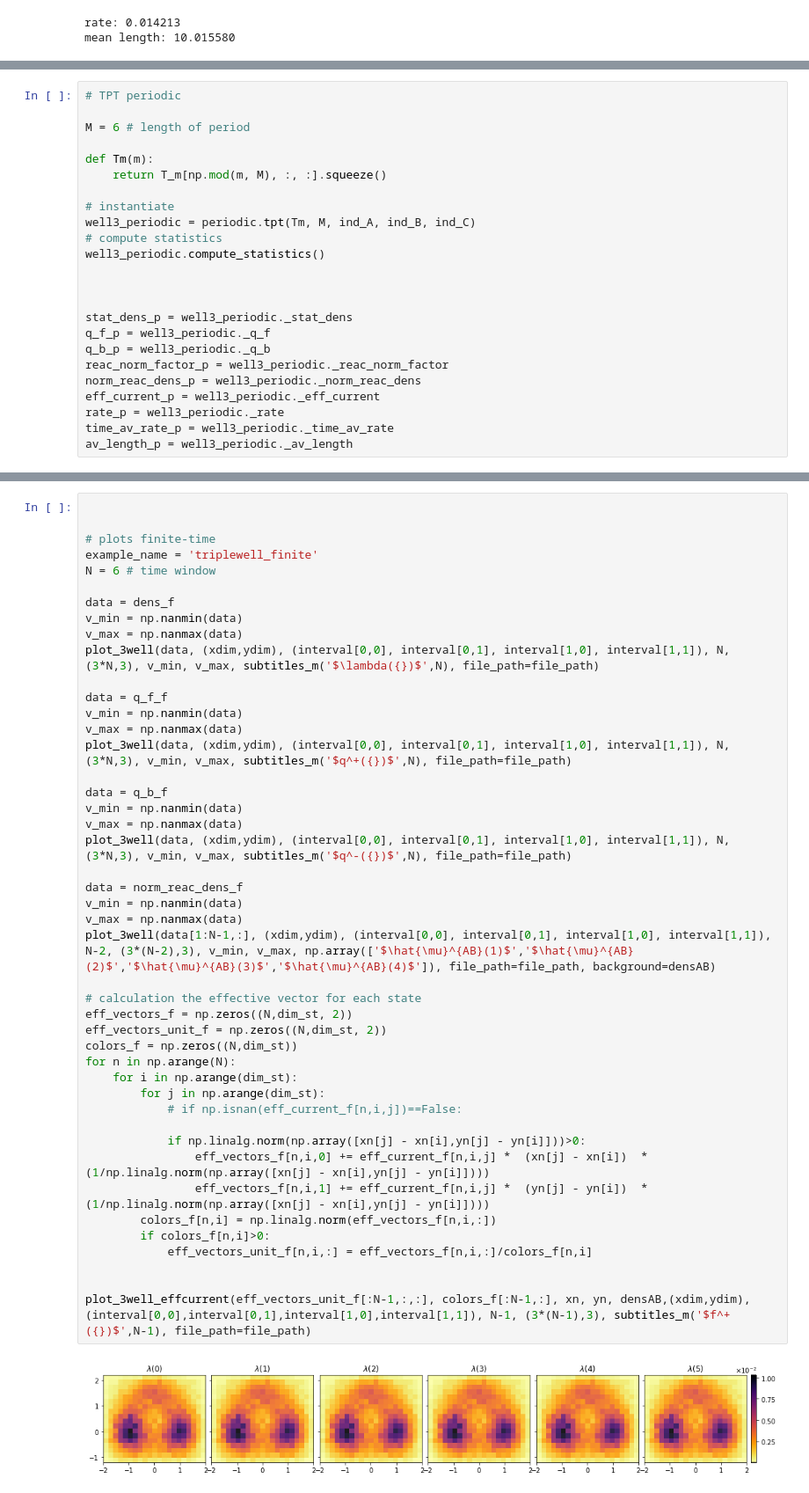
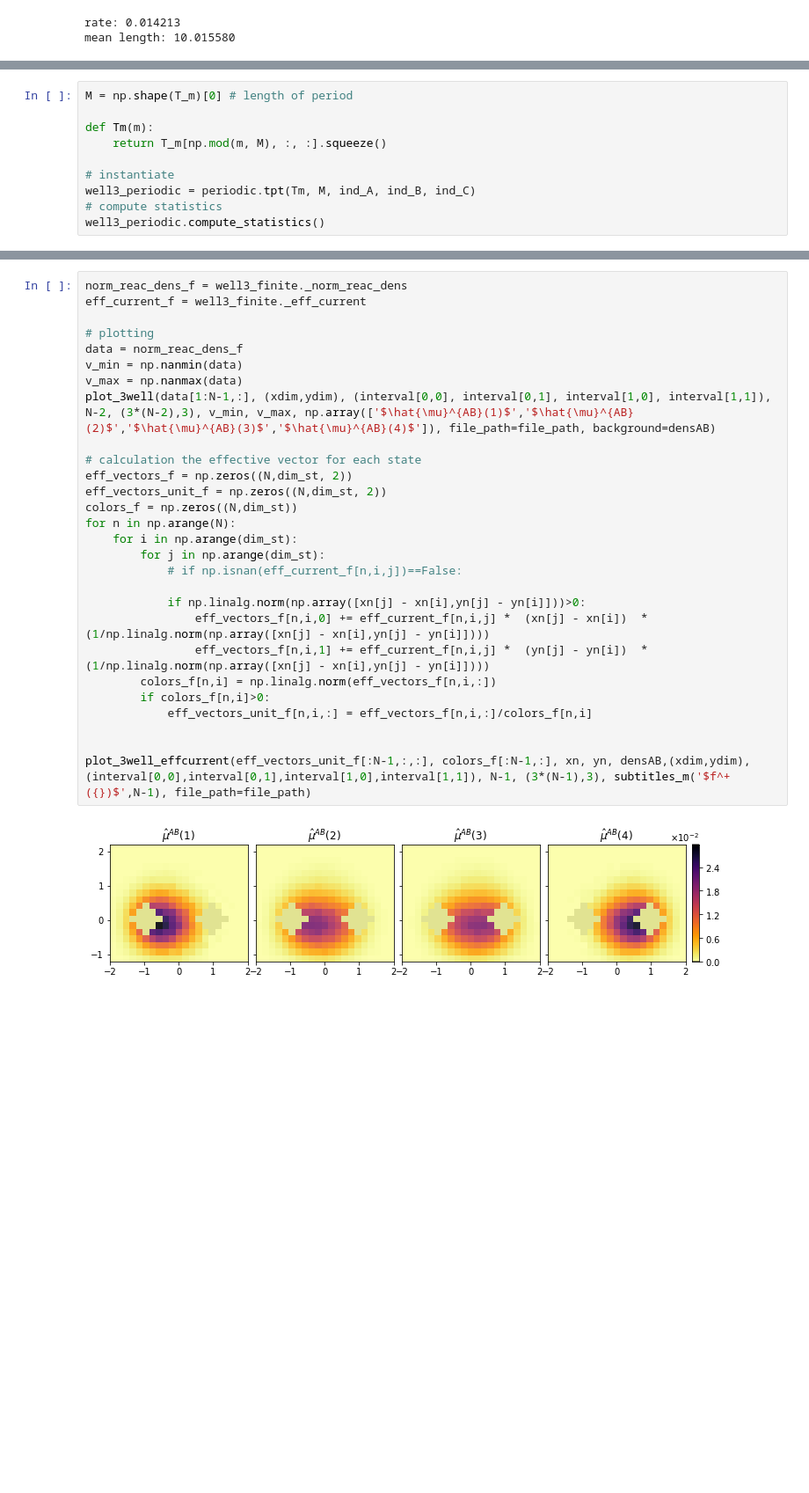
Before and after one commit to LuzieH/pytpt, a Jupyter notebook: examples/TPT_3well_notebook.ipynb, the cells around one changed output, grey strips where cells are left out. Shown at 88% size. Drawn from its saved outputs; the diff is of its cells as text; blank space fills up the shorter version.

Commit message:
#40 added explanations periodic and finite-time case

```diff
--- a/examples/TPT_3well_notebook.ipynb
+++ b/examples/TPT_3well_notebook.ipynb
@@ -181,7 +189,5 @@ mean length: 10.015580
 # %%
-# TPT periodic
-
-M = 6 # length of period
+M = np.shape(T_m)[0] # length of period
 
 def Tm(m):
     return T_m[np.mod(m, M), :, :].squeeze()
@@ -190,15 +196,3 @@ def Tm(m):
 well3_periodic = periodic.tpt(Tm, M, ind_A, ind_B, ind_C)
 # compute statistics
 well3_periodic.compute_statistics()
-
-
-
-stat_dens_p = well3_periodic._stat_dens
-q_f_p = well3_periodic._q_f
-q_b_p = well3_periodic._q_b
-reac_norm_factor_p = well3_periodic._reac_norm_factor
-norm_reac_dens_p = well3_periodic._norm_reac_dens
-eff_current_p = well3_periodic._eff_current
-rate_p = well3_periodic._rate
-time_av_rate_p = well3_periodic._time_av_rate
-av_length_p = well3_periodic._av_length
@@ -298,47 +333,30 @@ av_length_f = well3_finite._av_length
 # %%
+norm_reac_dens_f = well3_finite._norm_reac_dens
+eff_current_f = well3_finite._eff_current
 
-
-# plots finite-time
-example_name = 'triplewell_finite'
-N = 6 # time window
-
-data = dens_f
-v_min = np.nanmin(data)
-v_max = np.nanmax(data)
-plot_3well(data, (xdim,ydim), (interval[0,0], interval[0,1], interval[1,0], interval[1,1]), N, (3*N,3), v_min, v_max, subtitles_m('$\lambda({})$',N), file_path=file_path)
-
-data = q_f_f
-v_min = np.nanmin(data)
-v_max = np.nanmax(data)
-plot_3well(data, (xdim,ydim), (interval[0,0], interval[0,1], interval[1,0], interval[1,1]), N, (3*N,3), v_min, v_max, subtitles_m('$q^+({})$',N), file_path=file_path)
-
-data = q_b_f
-v_min = np.nanmin(data)
-v_max = np.nanmax(data)
-plot_3well(data, (xdim,ydim), (interval[0,0], interval[0,1], interval[1,0], interval[1,1]), N, (3*N,3), v_min, v_max, subtitles_m('$q^-({})$',N), file_path=file_path)
-
+# plotting
 data = norm_reac_dens_f
 v_min = np.nanmin(data)
 v_max = np.nanmax(data)
 plot_3well(data[1:N-1,:], (xdim,ydim), (interval[0,0], interval[0,1], interval[1,0], interval[1,1]), N-2, (3*(N-2),3), v_min, v_max, np.array(['$\hat{\mu}^{AB}(1)$','$\hat{\mu}^{AB}(2)$','$\hat{\mu}^{AB}(3)$','$\hat{\mu}^{AB}(4)$']), file_path=file_path, background=densAB)
 
 # calculation the effective vector for each state
 eff_vectors_f = np.zeros((N,dim_st, 2))
 eff_vectors_unit_f = np.zeros((N,dim_st, 2))
 colors_f = np.zeros((N,dim_st))
 for n in np.arange(N):
     for i in np.arange(dim_st):
         for j in np.arange(dim_st):
             # if np.isnan(eff_current_f[n,i,j])==False:
 
             if np.linalg.norm(np.array([xn[j] - xn[i],yn[j] - yn[i]]))>0:
                 eff_vectors_f[n,i,0] += eff_current_f[n,i,j] *  (xn[j] - xn[i])  *(1/np.linalg.norm(np.array([xn[j] - xn[i],yn[j] - yn[i]])))
                 eff_vectors_f[n,i,1] += eff_current_f[n,i,j] *  (yn[j] - yn[i])  *(1/np.linalg.norm(np.array([xn[j] - xn[i],yn[j] - yn[i]])))
         colors_f[n,i] = np.linalg.norm(eff_vectors_f[n,i,:])
         if colors_f[n,i]>0:
             eff_vectors_unit_f[n,i,:] = eff_vectors_f[n,i,:]/colors_f[n,i]
 
 
 plot_3well_effcurrent(eff_vectors_unit_f[:N-1,:,:], colors_f[:N-1,:], xn, yn, densAB,(xdim,ydim), (interval[0,0],interval[0,1],interval[1,0],interval[1,1]), N-1, (3*(N-1),3), subtitles_m('$f^+({})$',N-1), file_path=file_path)
 # %% [output]
-[figure, old version]
+[figure, new version]
```
Also changed, not shown: parts of 22 cells of this notebook, 1 other file.
